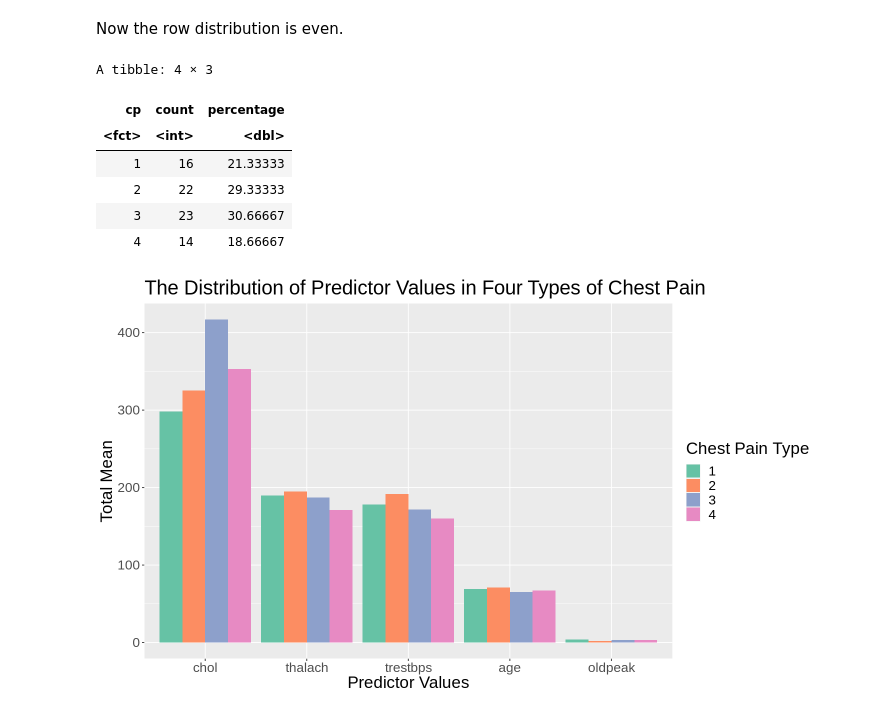
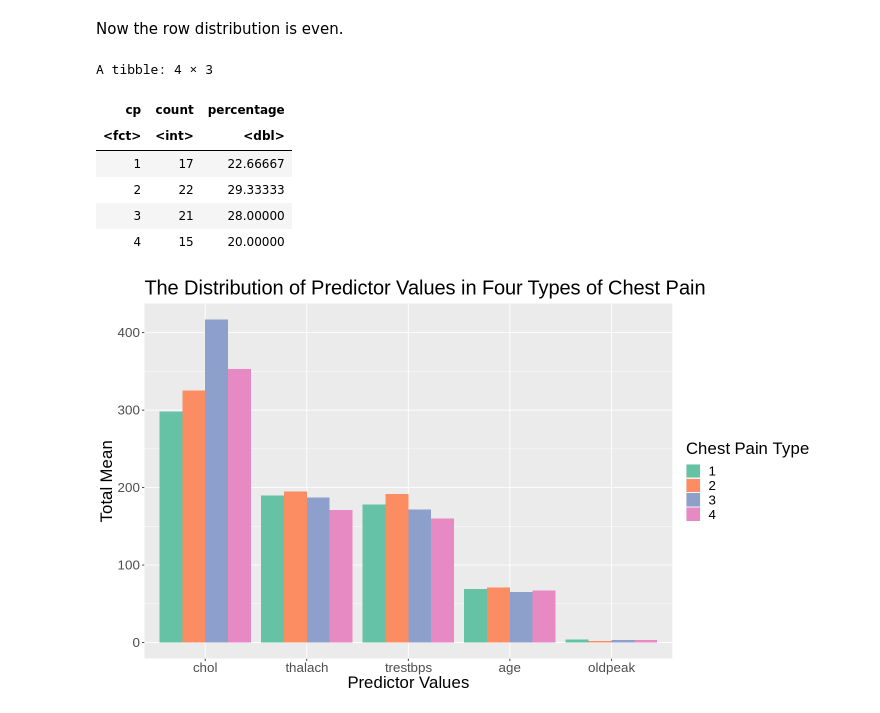
Before and after one commit to gigabite-pro/dsci-group-110, a Jupyter notebook: Data Science Project Proposal.ipynb, the cells around one changed output. Drawn from its saved outputs; the diff is of its cells as text; code cells hidden in the pictures.

```diff
--- a/Data Science Project Proposal.ipynb
+++ b/Data Science Project Proposal.ipynb
@@ -176,26 +176,26 @@ Now the row distribution is even.
 # %%
 #Splitting
 set.seed(45768)
-heart_disease_data_split<-initial_split(even_data,prop=.75,strata="num")
+heart_disease_data_split<-initial_split(even_data,prop=.75,strata=cp)
 training_data<-training(heart_disease_data_split)
 testing_data<-testing(heart_disease_data_split)
 
 num_obs <- nrow(training_data)
 training_data_proportion <- training_data |>
   group_by(cp) |>
   summarize(
     count = n(),
     percentage = n() / num_obs * 100)
 #this tables shows the number of observation in each class
 training_data_proportion
 # %% [output]
 A tibble: 4 × 3
 | cp | count | percentage |
 | <fct> | <int> | <dbl> |
-| 1 | 16 | 21.33333 |
+| 1 | 17 | 22.66667 |
 | 2 | 22 | 29.33333 |
-| 3 | 23 | 30.66667 |
-| 4 | 14 | 18.66667 |
+| 3 | 21 | 28.00000 |
+| 4 | 15 | 20.00000 |
 # %%
 #Mean of double training data
 training_data_double<-select(training_data,-sex,-fbs,-restecg,-exang,-slope,-ca,-thal,-num)
```
Also changed, not shown: parts of 1 cell of this notebook.
